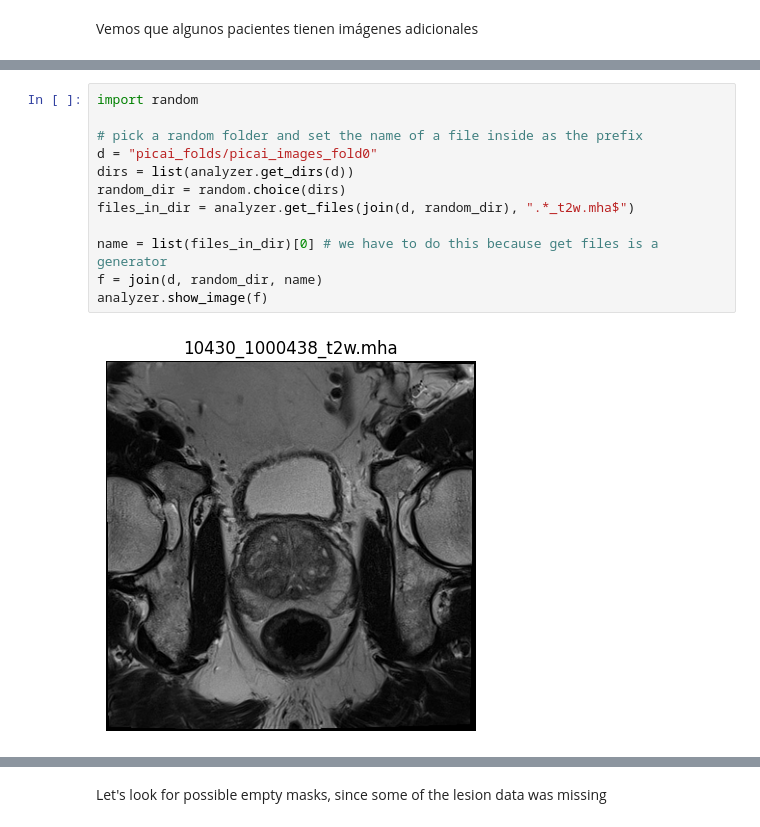
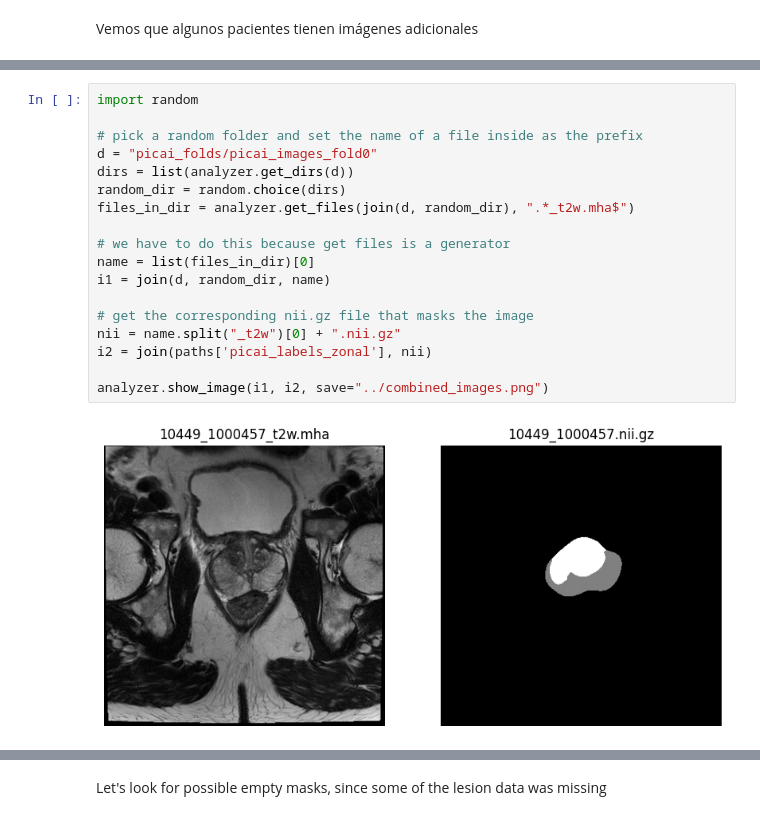
Before and after one commit to usbt0p/mri-prostate-segmentation-deeplearning, a Jupyter notebook: exploratory-analysis/explore.ipynb, the cells around one changed output, grey strips where cells are left out. Cells and saved outputs as stored; diff of their text form.

Commit message:
new image displayfunctionality

```diff
--- a/exploratory-analysis/explore.ipynb
+++ b/exploratory-analysis/explore.ipynb
@@ -45,14 +57,20 @@ Vemos que algunos pacientes tienen imágenes adicionales
 # %%
 import random
 
 # pick a random folder and set the name of a file inside as the prefix
 d = "picai_folds/picai_images_fold0"
 dirs = list(analyzer.get_dirs(d))
 random_dir = random.choice(dirs)
 files_in_dir = analyzer.get_files(join(d, random_dir), ".*_t2w.mha$")
 
-name = list(files_in_dir)[0] # we have to do this because get files is a generator
-f = join(d, random_dir, name)
-analyzer.show_image(f)
+# we have to do this because get files is a generator
+name = list(files_in_dir)[0]
+i1 = join(d, random_dir, name)
+
+# get the corresponding nii.gz file that masks the image
+nii = name.split("_t2w")[0] + ".nii.gz"
+i2 = join(paths['picai_labels_zonal'], nii)
+
+analyzer.show_image(i1, i2, save="../combined_images.png")
 # %% [output]
-[figure, old version]
+[figure, new version]
```
Also changed, not shown: parts of 3 cells of this notebook, 1 other file.
